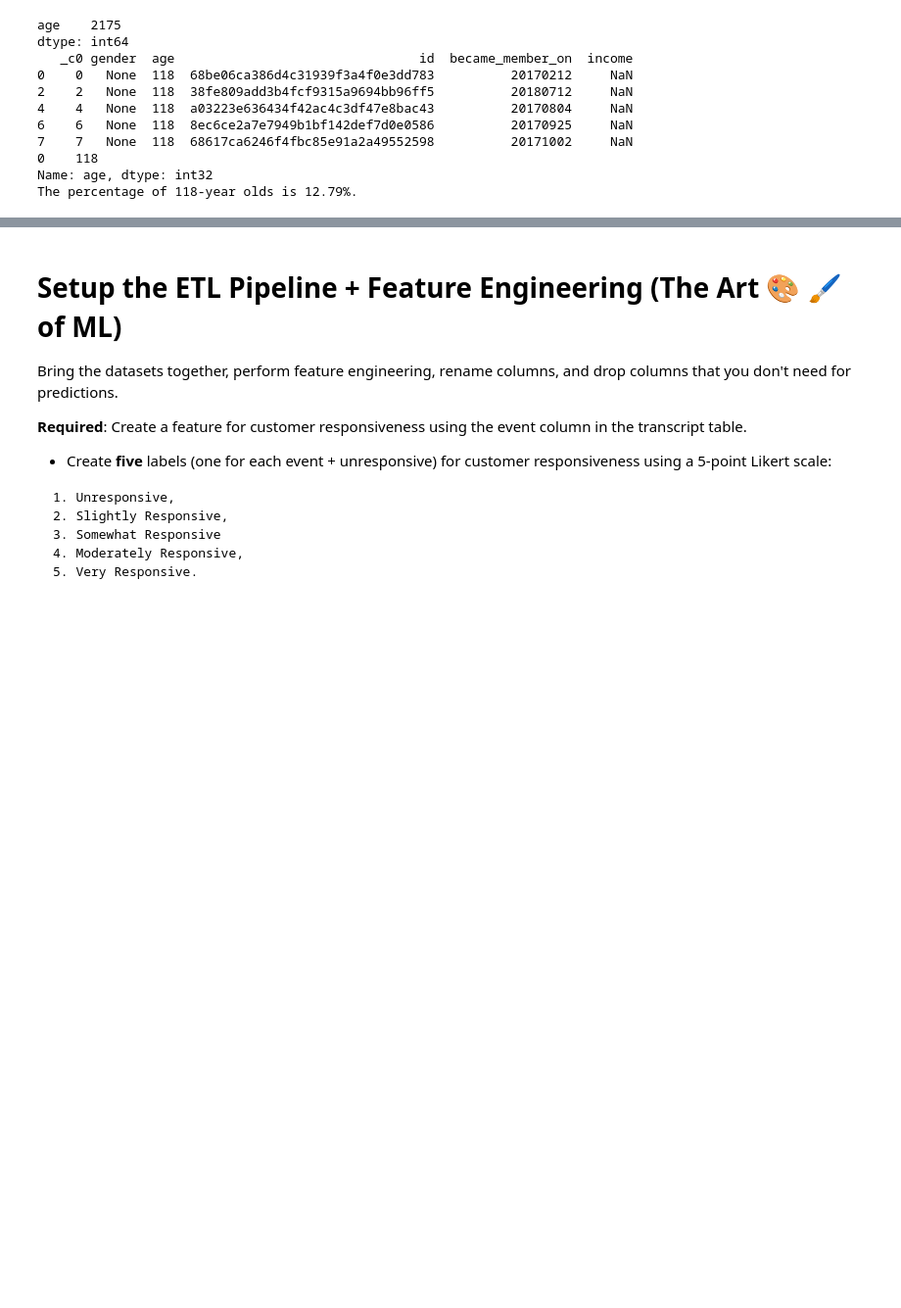
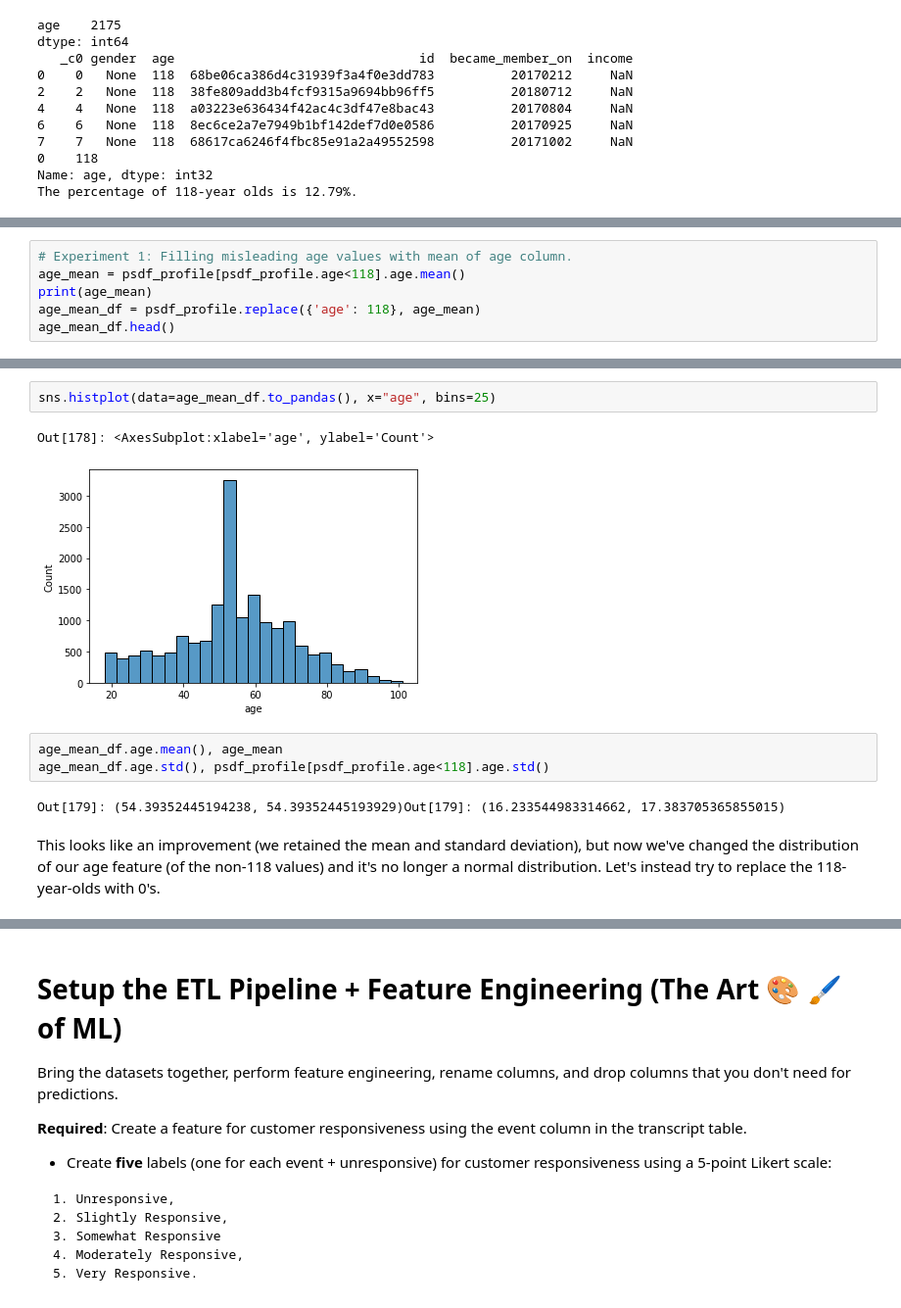
Before and after one commit to MichalRoztocki/FourthBrain-Weekly-Assignments, a Jupyter notebook: week-5-big-data/starbucks-multiclass/nb/starbucks-Multiclass_classification.ipynb, the cells around one changed output, grey strips where cells are left out. Shown at 98% size. Saved outputs shown, nothing was run; the diff lists cells and outputs as text; blank space fills up the shorter version.

Commit message:
Complete EDA on portfolio and profile datasets, handle missing values

```diff
--- a/week-5-big-data/starbucks-multiclass/nb/starbucks-Multiclass_classification.ipynb
+++ b/week-5-big-data/starbucks-multiclass/nb/starbucks-Multiclass_classification.ipynb
@@ -304,0 +265,6 @@ Out[119]: (55.49464705882353, 54.39352445193929)Out[119]: (16.486139107934825, 1
+# %%
+# Experiment 1: Filling misleading age values with mean of age column.
+age_mean = psdf_profile[psdf_profile.age<118].age.mean()
+print(age_mean)
+age_mean_df = psdf_profile.replace({'age': 118}, age_mean)
+age_mean_df.head()
@@ -304,0 +279,12 @@ Out[119]: (55.49464705882353, 54.39352445193929)Out[119]: (16.486139107934825, 1
+# %%
+sns.histplot(data=age_mean_df.to_pandas(), x="age", bins=25)
+# %% [output]
+Out[178]: <AxesSubplot:xlabel='age', ylabel='Count'>
+[figure, added]
+# %%
+age_mean_df.age.mean(), age_mean
+age_mean_df.age.std(), psdf_profile[psdf_profile.age<118].age.std()
+# %% [output]
+Out[179]: (54.39352445194238, 54.39352445193929)Out[179]: (16.233544983314662, 17.383705365855015)
+# %% [markdown]
+This looks like an improvement (we retained the mean and standard deviation), but now we've changed the distribution of our age feature (of the non-118 values) and it's no longer a normal distribution. Let's instead try to replace the 118-year-olds with 0's.
```
Also changed, not shown: parts of 51 cells of this notebook.
